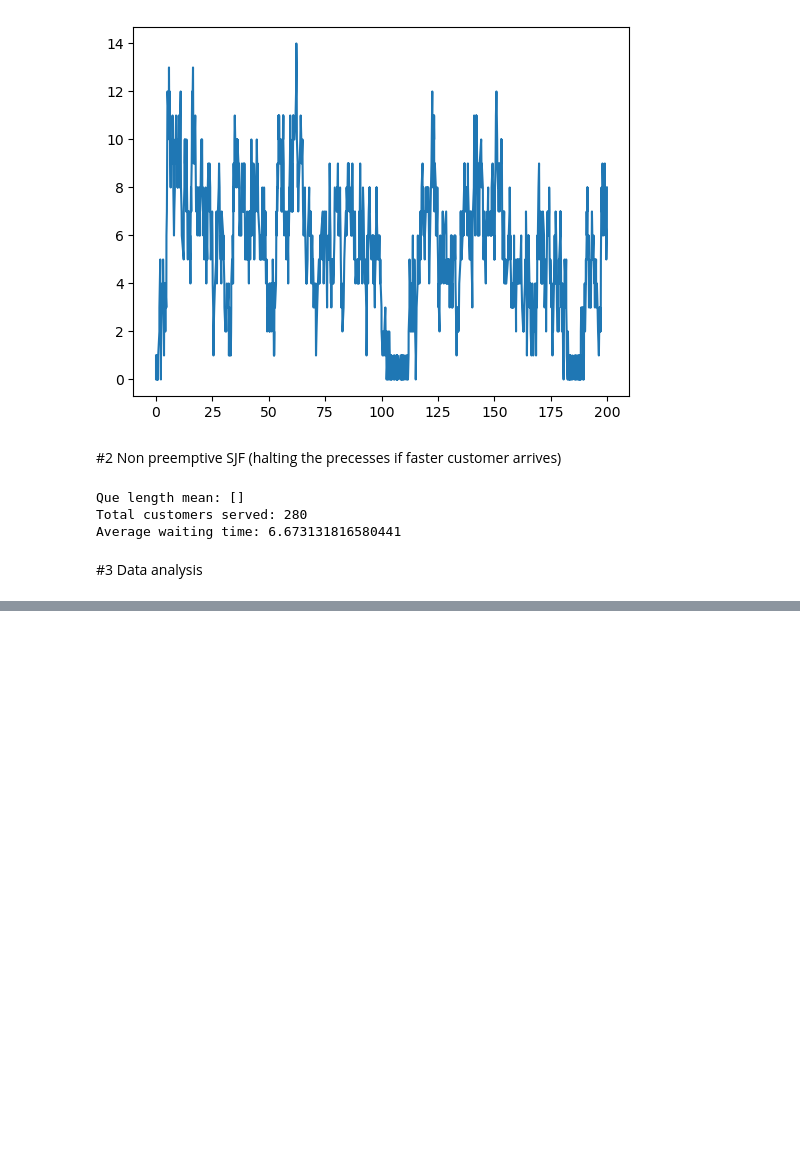
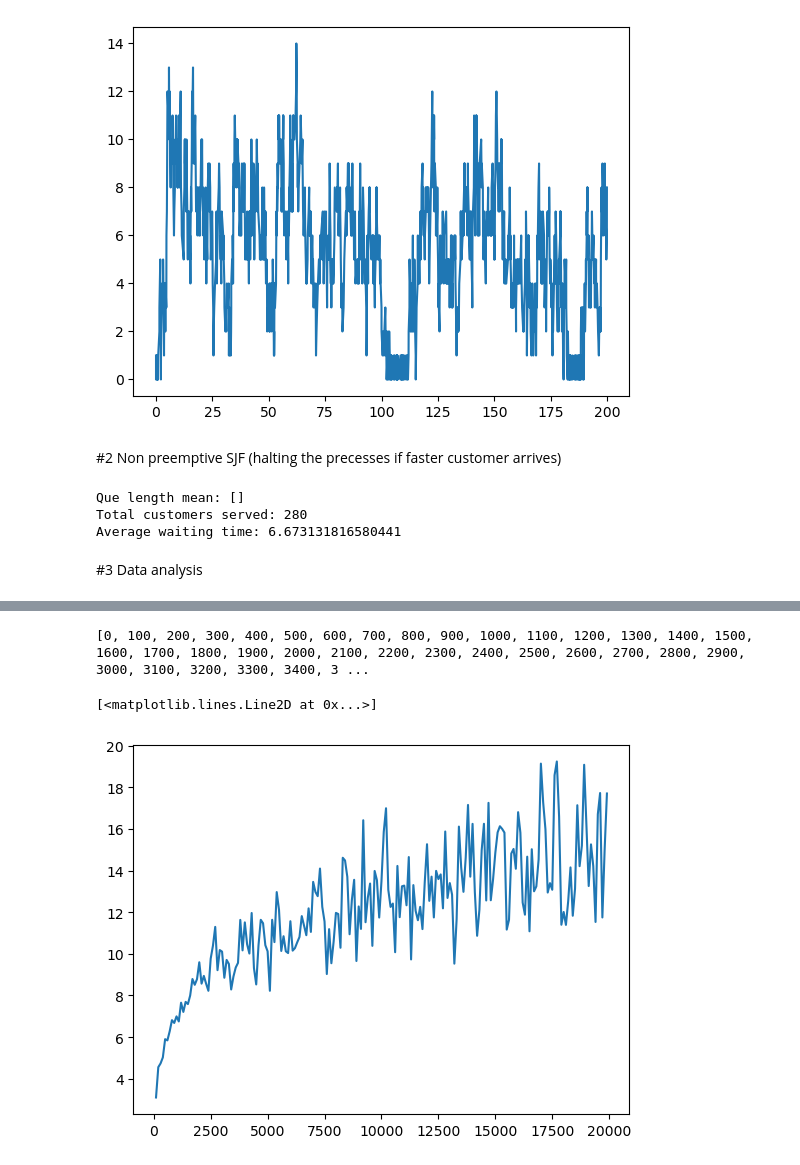
Before and after one commit to iliasoroka1/Discrete_Event_Simulation, a Jupyter notebook: Jacimovic_15278247_Malash_15179192_Soroka_2834023_Assignment_1.ipynb, the cells around one changed output, grey strips where cells are left out. Saved outputs shown, nothing was run; the diff lists cells and outputs as text; code cells hidden in the pictures; blank space fills up the shorter version.

```diff
--- a/Jacimovic_15278247_Malash_15179192_Soroka_2834023_Assignment_1.ipynb
+++ b/Jacimovic_15278247_Malash_15179192_Soroka_2834023_Assignment_1.ipynb
@@ -451,3 +462,21 @@ mean_std_ci_waiting_time
+# %%
+mak = mean_std_ci_waiting_time["Server_Count"] == 1
+mak2 = mean_std_ci_waiting_time["P_Value"] == 0.99
+filtered_dataset = mean_std_ci_waiting_time[mak]
+filtered_dataseto = filtered_dataset[mak2]
+filtered_datasetos = filtered_dataseto["Mean_Waiting_time"]
+filtered_datasetos = np.array(filtered_datasetos)
+ma = []
+for x in range(0, 20000, 100):
+    ma.append(x)
+print(ma)
+filtered_datasetoso = [np.mean(filtered_datasetos[n_customers-100:n_customers]) for n_customers in ma]
+x = np.linspace(0, 19999, 20000)
+plt.plot(ma, filtered_datasetoso)
+# %% [output]
+[0, 100, 200, 300, 400, 500, 600, 700, 800, 900, 1000, 1100, 1200, 1300, 1400, 1500, 1600, 1700, 1800, 1900, 2000, 2100, 2200, 2300, 2400, 2500, 2600, 2700, 2800, 2900, 3000, 3100, 3200, 3300, 3400, 3 ...
+[<matplotlib.lines.Line2D at 0x...>]
+[figure, added]
 # %%
 waiting_time_general_stat
 # %% [output]
```
Also changed, not shown: parts of 5 cells of this notebook.
